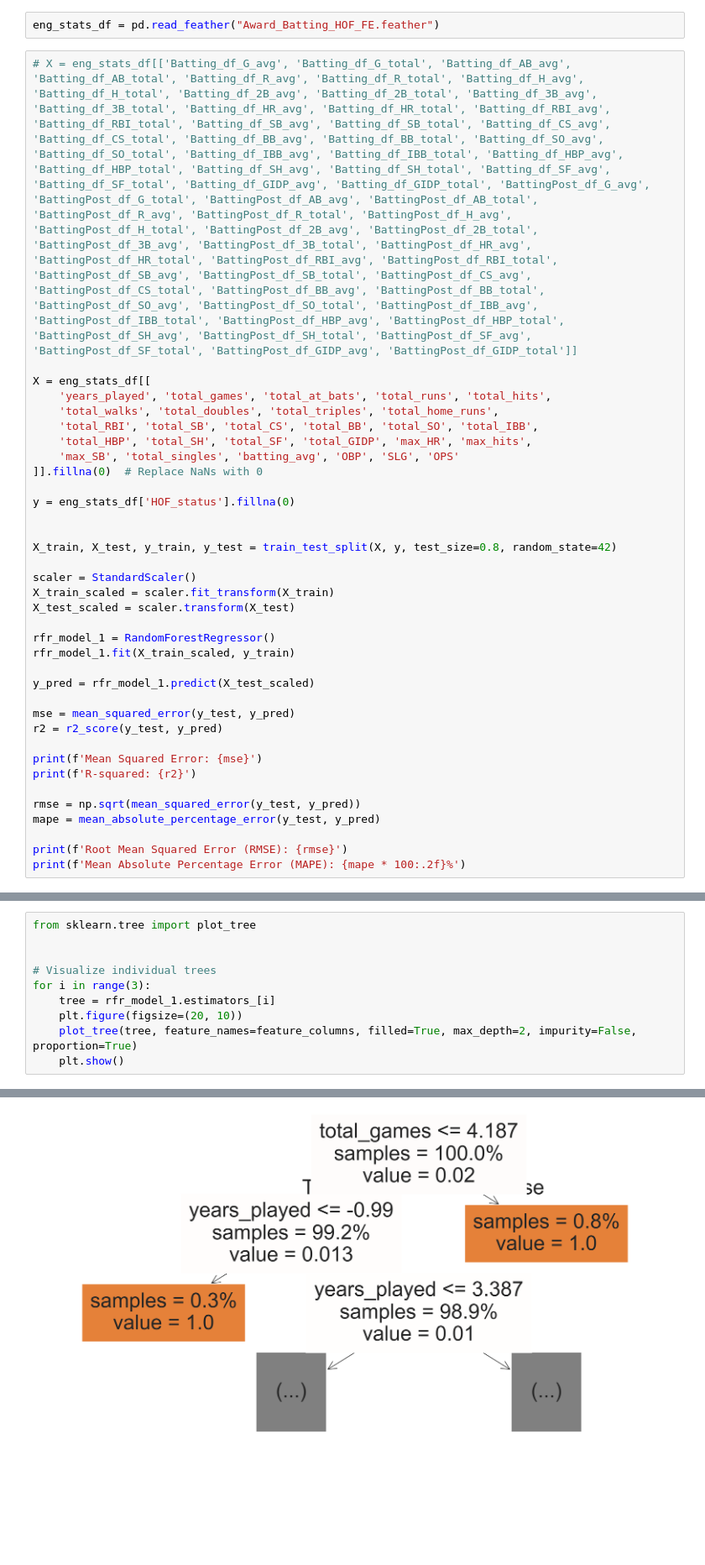
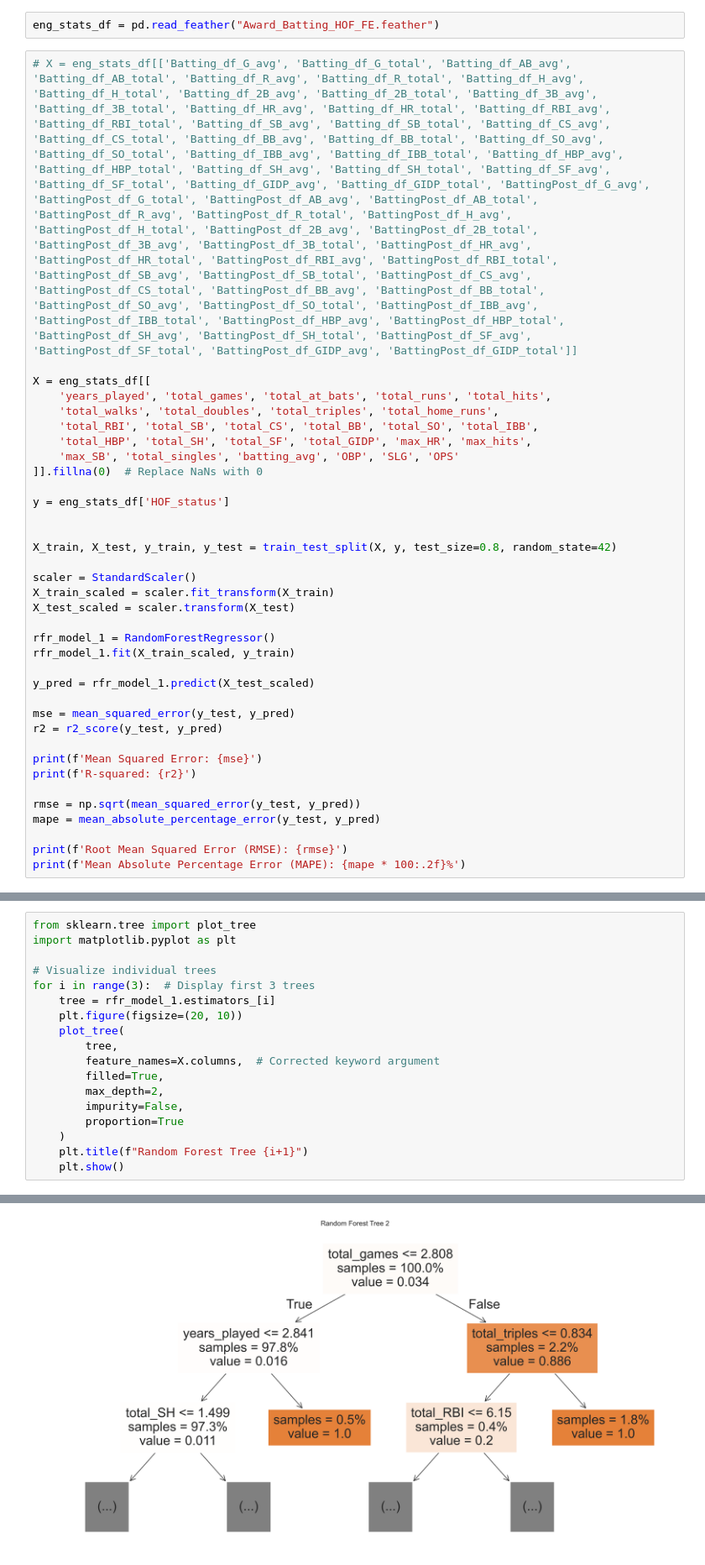
Before and after one commit to troopchris/csc5610base, a Jupyter notebook: GroupProjectM6/Troop_RandomForest_Model.ipynb, the cells around one changed output, grey strips where cells are left out. Shown at 84% size. Drawn from its saved outputs; the diff is of its cells as text; blank space fills up the shorter version.

```diff
--- a/GroupProjectM6/Troop_RandomForest_Model.ipynb
+++ b/GroupProjectM6/Troop_RandomForest_Model.ipynb
@@ -29,7 +29,7 @@ X = eng_stats_df[[
     'max_SB', 'total_singles', 'batting_avg', 'OBP', 'SLG', 'OPS'
 ]].fillna(0)  # Replace NaNs with 0
 
-y = eng_stats_df['HOF_status'].fillna(0)
+y = eng_stats_df['HOF_status']
 
 
 X_train, X_test, y_train, y_test = train_test_split(X, y, test_size=0.8, random_state=42)
@@ -62,11 +62,19 @@ Mean Absolute Percentage Error (MAPE): 2687270500825330.50%
 # %%
 from sklearn.tree import plot_tree
-
+import matplotlib.pyplot as plt
 
 # Visualize individual trees
-for i in range(3):
+for i in range(3):  # Display first 3 trees
     tree = rfr_model_1.estimators_[i]
     plt.figure(figsize=(20, 10))
-    plot_tree(tree, feature_names=feature_columns, filled=True, max_depth=2, impurity=False, proportion=True)
+    plot_tree(
+        tree,
+        feature_names=X.columns,  # Corrected keyword argument
+        filled=True,
+        max_depth=2,
+        impurity=False,
+        proportion=True
+    )
+    plt.title(f"Random Forest Tree {i+1}")
     plt.show()
 # %% [output]
@@ -74 +82 @@ for i in range(3):
-[figure, old version]
+[figure, new version]
```
Also changed, not shown: parts of 4 cells of this notebook, 6 other files.
